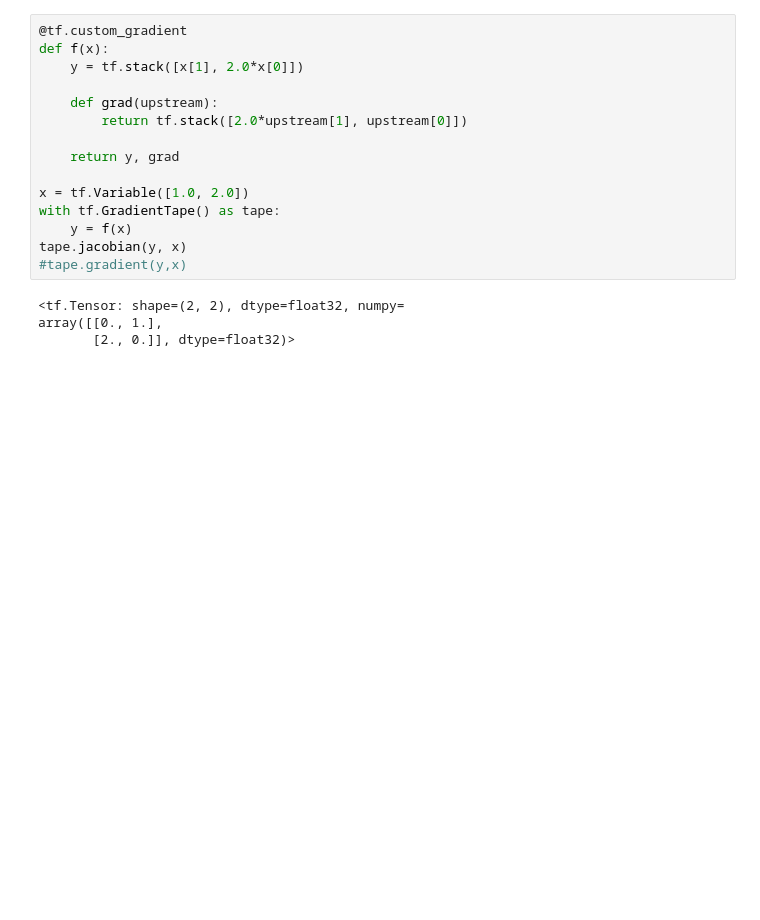
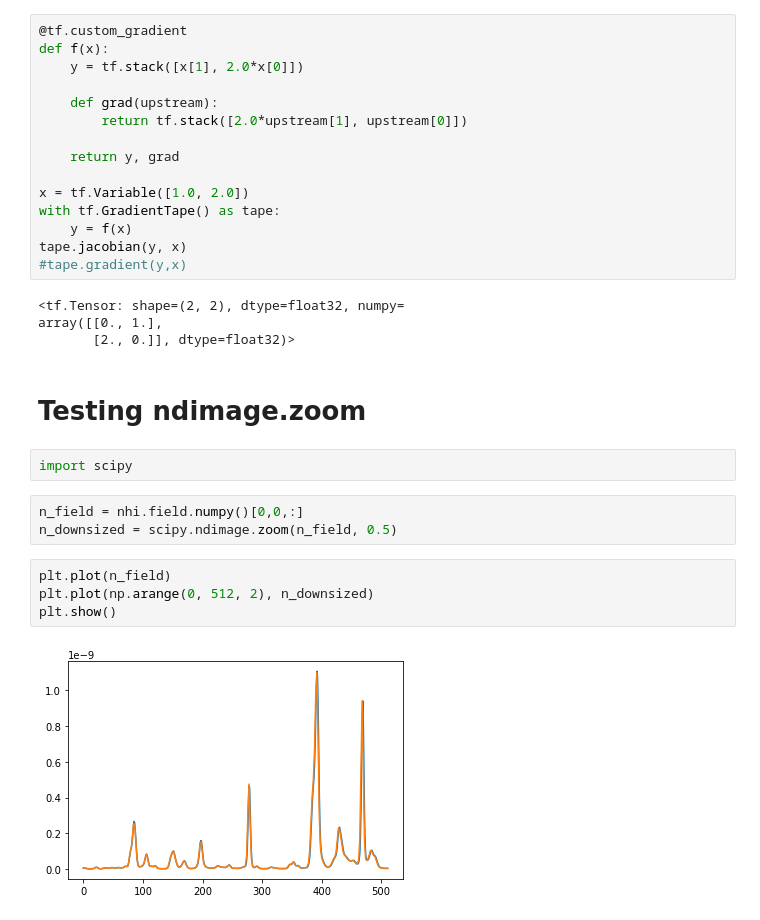
Before and after one commit to Jupiter1994/lya-tf, a Jupyter notebook: lya_fields/test_grads.ipynb, the cells around one changed output. Saved outputs shown, nothing was run; the diff lists cells and outputs as text; blank space fills up the shorter version.

```diff
--- a/lya_fields/test_grads.ipynb
+++ b/lya_fields/test_grads.ipynb
@@ -246,3 +312,16 @@ tape.jacobian(y, x)
 <tf.Tensor: shape=(2, 2), dtype=float32, numpy=
 array([[0., 1.],
        [2., 0.]], dtype=float32)>
+# %% [markdown]
+# Testing ndimage.zoom
+# %%
+import scipy
+# %%
+n_field = nhi.field.numpy()[0,0,:]
+n_downsized = scipy.ndimage.zoom(n_field, 0.5)
+# %%
+plt.plot(n_field)
+plt.plot(np.arange(0, 512, 2), n_downsized)
+plt.show()
+# %% [output]
+[figure, added]
```
Also changed, not shown: parts of 22 cells of this notebook, 3 other files.
